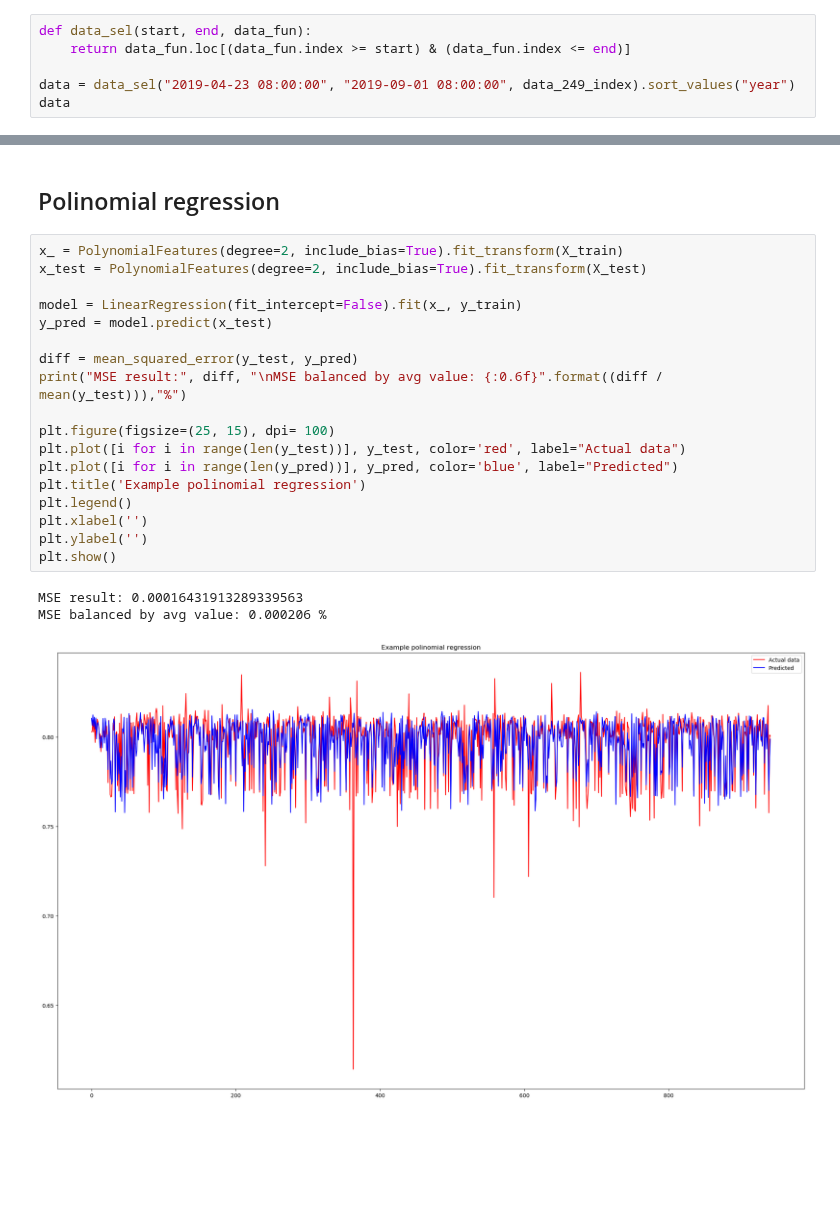
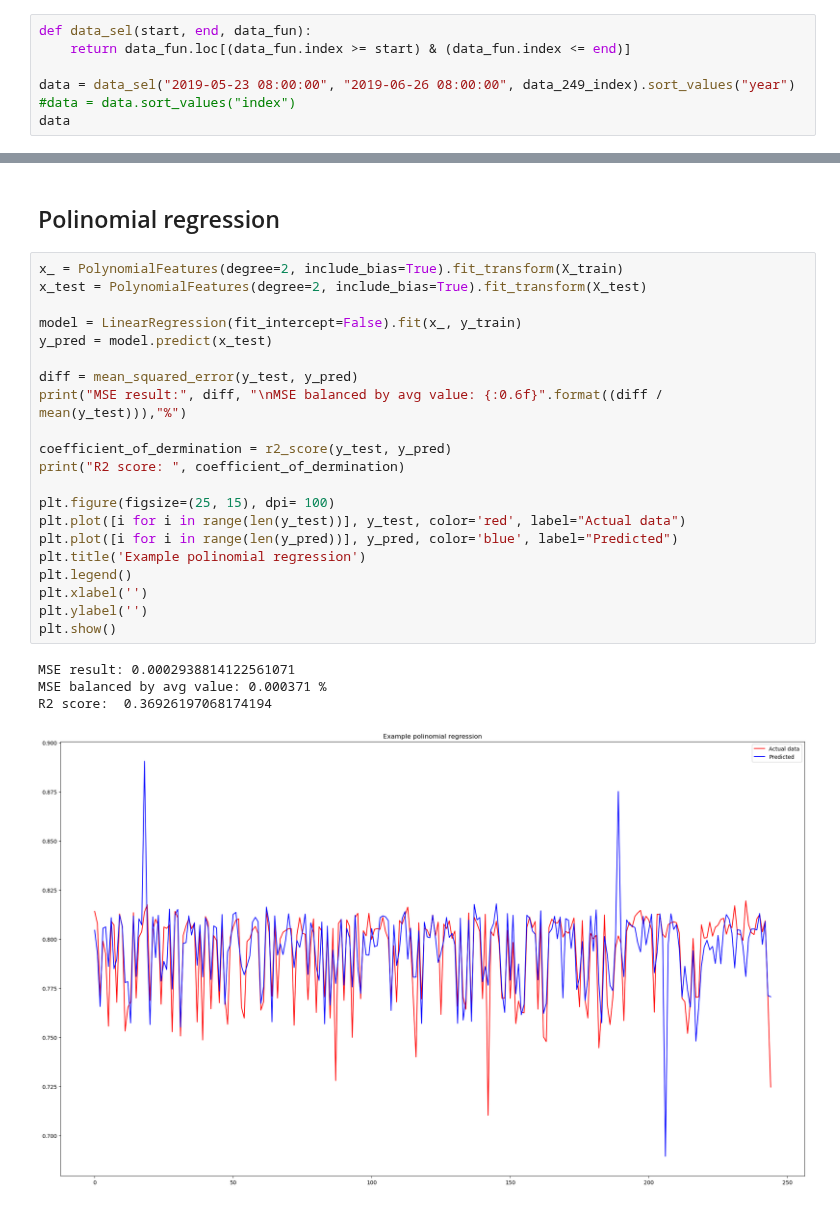
Before and after one commit to Zan-23/IJS_water_loss, a Jupyter notebook: notebooks/Regression sktime.ipynb, the cells around one changed output, grey strips where cells are left out. Cells and saved outputs as stored; diff of their text form; blank space fills up the shorter version.

```diff
--- a/notebooks/Regression sktime.ipynb
+++ b/notebooks/Regression sktime.ipynb
@@ -114,7 +117,8 @@ viz_linear(predicted)""";
 def data_sel(start, end, data_fun):
     return data_fun.loc[(data_fun.index >= start) & (data_fun.index <= end)]
 
-data = data_sel("2019-04-23 08:00:00", "2019-09-01 08:00:00", data_249_index).sort_values("year")
+data = data_sel("2019-05-23 08:00:00", "2019-06-26 08:00:00", data_249_index).sort_values("year")
+#data = data.sort_values("index")
 data
 # %% [output]
 |  | tot1 | tot2 | analog2 | day | month | year | hour | minute |
@@ -148,22 +166,26 @@ array([[23.0, 4.0, 2019.0, 8.0, 29.5],
 # %%
 x_ = PolynomialFeatures(degree=2, include_bias=True).fit_transform(X_train)
 x_test = PolynomialFeatures(degree=2, include_bias=True).fit_transform(X_test)
 
 model = LinearRegression(fit_intercept=False).fit(x_, y_train)
 y_pred = model.predict(x_test)
 
 diff = mean_squared_error(y_test, y_pred)
 print("MSE result:", diff, "\nMSE balanced by avg value: {:0.6f}".format((diff / mean(y_test))),"%")
 
+coefficient_of_dermination = r2_score(y_test, y_pred)
+print("R2 score: ", coefficient_of_dermination)
+
 plt.figure(figsize=(25, 15), dpi= 100)
 plt.plot([i for i in range(len(y_test))], y_test, color='red', label="Actual data")
 plt.plot([i for i in range(len(y_pred))], y_pred, color='blue', label="Predicted")
 plt.title('Example polinomial regression')
 plt.legend()
 plt.xlabel('')
 plt.ylabel('')
 plt.show()
 # %% [output]
-MSE result: 0.00016431913289339563
-MSE balanced by avg value: 0.000206 %
+MSE result: 0.0002938814122561071
+MSE balanced by avg value: 0.000371 %
+R2 score:  0.36926197068174194
-[figure, old version]
+[figure, new version]
```
Also changed, not shown: parts of 15 cells of this notebook, 1 other file.
